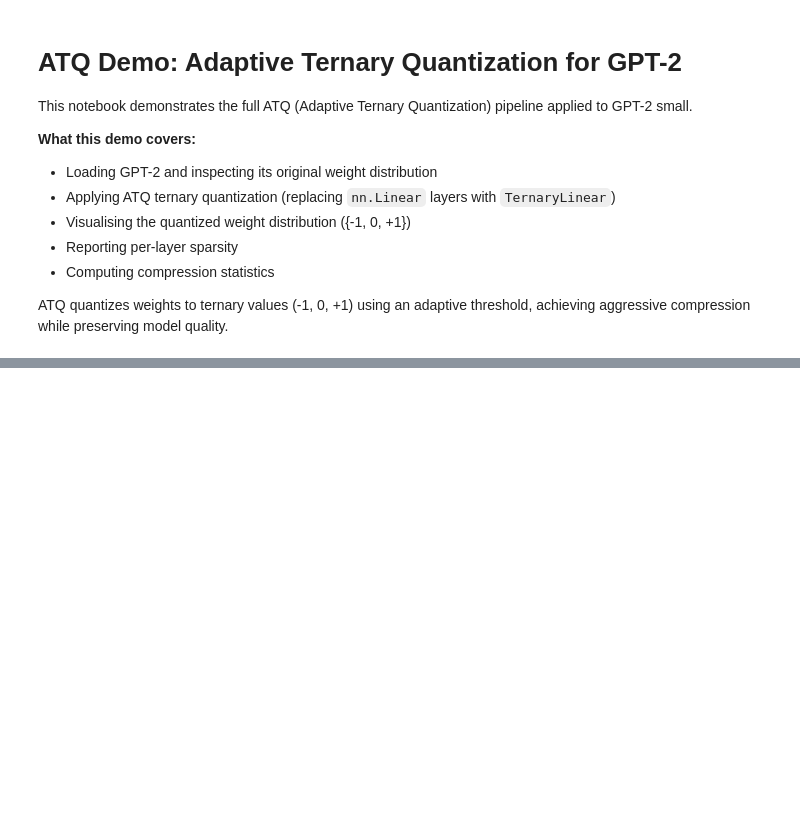
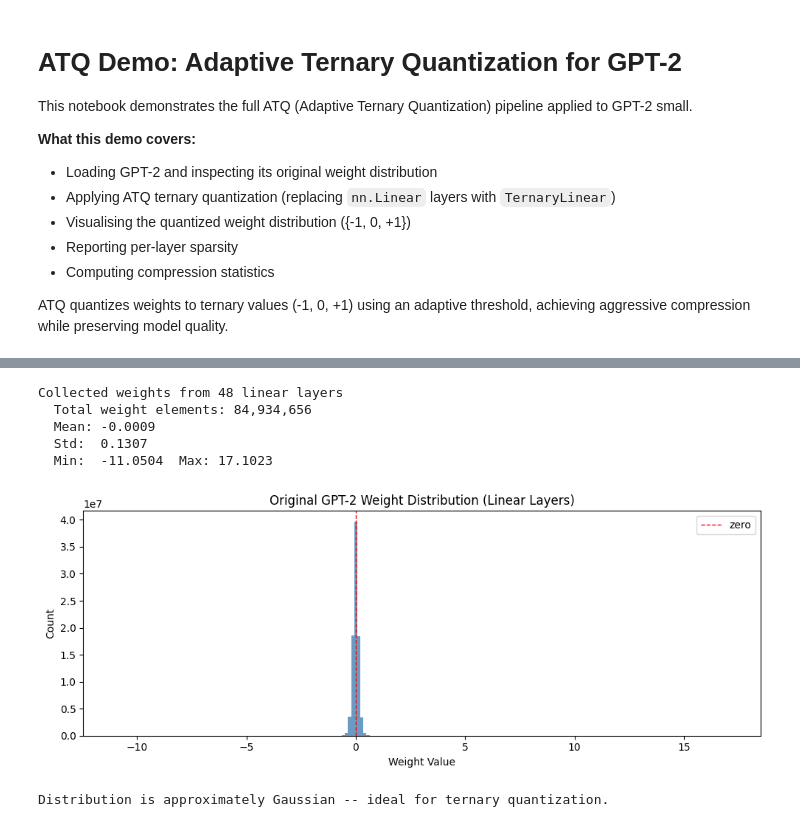
Before and after one commit to as567-code/ATQ-LLM, a Jupyter notebook: notebooks/01_atq_demo.ipynb, the cells around one changed output, grey strips where cells are left out. Drawn from its saved outputs; the diff is of its cells as text; code cells hidden in the pictures; blank space fills up the shorter version.

```diff
--- a/notebooks/01_atq_demo.ipynb
+++ b/notebooks/01_atq_demo.ipynb
@@ -60,34 +70,55 @@ print(f"  Architecture: {model.config.model_type}, {model.config.n_layer} layers
 # %%
 # Collect all weights from linear layers (excluding embeddings / lm_head)
+# GPT-2 uses HuggingFace Conv1D instead of nn.Linear
+try:
+    from transformers.pytorch_utils import Conv1D as HFConv1D
+except ImportError:
+    HFConv1D = None
+
 SKIP_PATTERNS = ("embed", "lm_head", "wte", "wpe")
+
+def _is_linear(m):
+    if isinstance(m, nn.Linear):
+        return True
+    if HFConv1D is not None and isinstance(m, HFConv1D):
+        return True
+    return False
 
 all_weights = []
 layer_names = []
 for name, module in model.named_modules():
-    if isinstance(module, nn.Linear) and not any(p in name.lower() for p in SKIP_PATTERNS):
+    if _is_linear(module) and not any(p in name.lower() for p in SKIP_PATTERNS):
         w = module.weight.data.cpu().numpy().flatten()
         all_weights.append(w)
         layer_names.append(name)
 
 all_weights_flat = np.concatenate(all_weights)
 print(f"Collected weights from {len(layer_names)} linear layers")
 print(f"  Total weight elements: {len(all_weights_flat):,}")
 print(f"  Mean: {all_weights_flat.mean():.4f}")
 print(f"  Std:  {all_weights_flat.std():.4f}")
 print(f"  Min:  {all_weights_flat.min():.4f}  Max: {all_weights_flat.max():.4f}")
 
 # Plot original weight distribution
 fig, ax = plt.subplots(figsize=(10, 4))
 ax.hist(all_weights_flat, bins=200, color="steelblue", alpha=0.8, edgecolor="none")
 ax.axvline(0, color="red", linestyle="--", linewidth=1, label="zero")
 ax.set_title("Original GPT-2 Weight Distribution (Linear Layers)")
 ax.set_xlabel("Weight Value")
 ax.set_ylabel("Count")
 ax.legend()
 plt.tight_layout()
 plt.show()
 
 print("\nDistribution is approximately Gaussian -- ideal for ternary quantization.")
+# %% [output]
+Collected weights from 48 linear layers
+  Total weight elements: 84,934,656
+  Mean: -0.0009
+  Std:  0.1307
+  Min:  -11.0504  Max: 17.1023
+[figure, added]
+Distribution is approximately Gaussian -- ideal for ternary quantization.
 # %%
 # Apply ATQ quantization using replace_linear_with_ternary
 import copy
```
Also changed, not shown: parts of 7 cells of this notebook, 6 other files.
